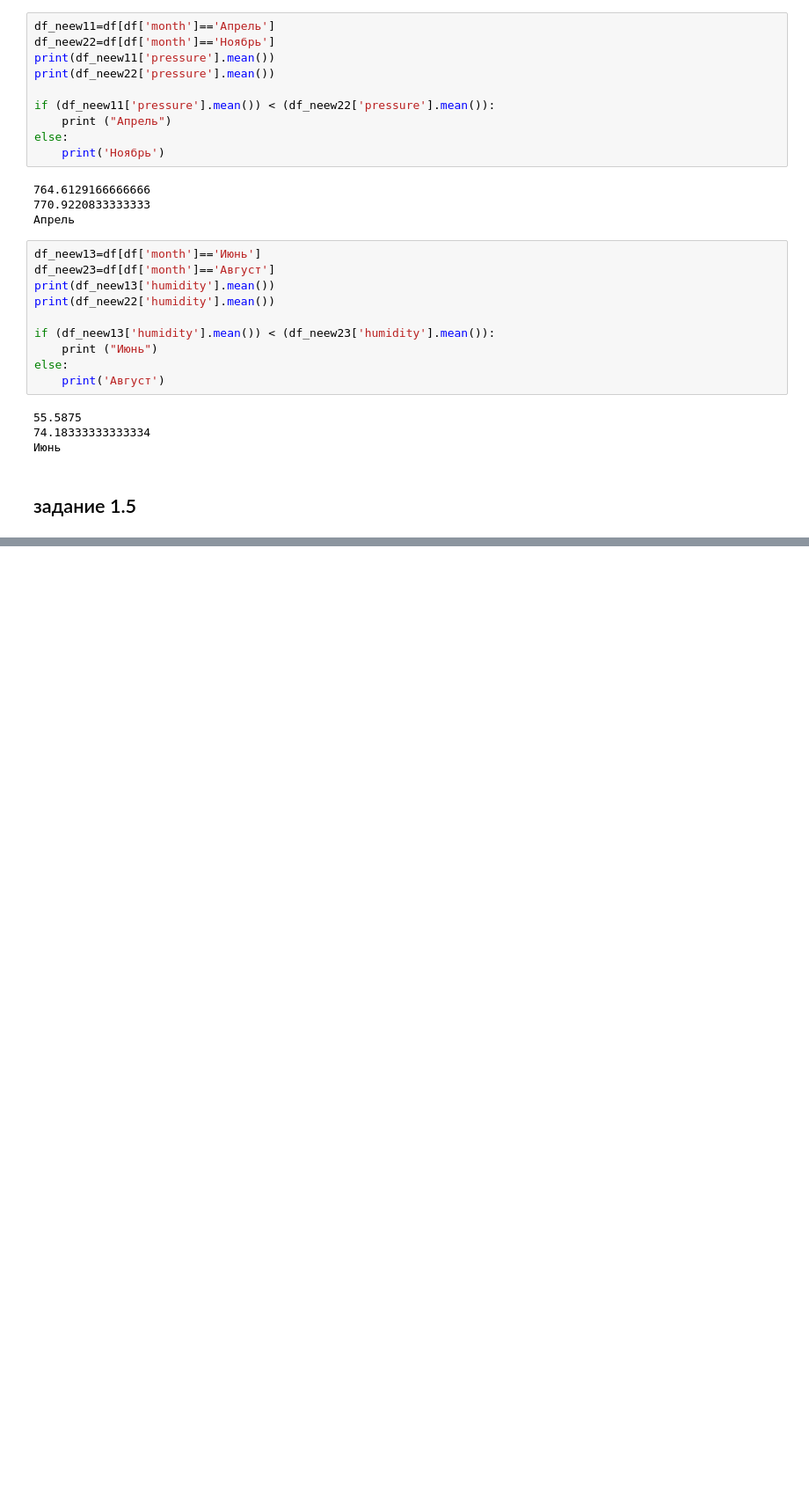
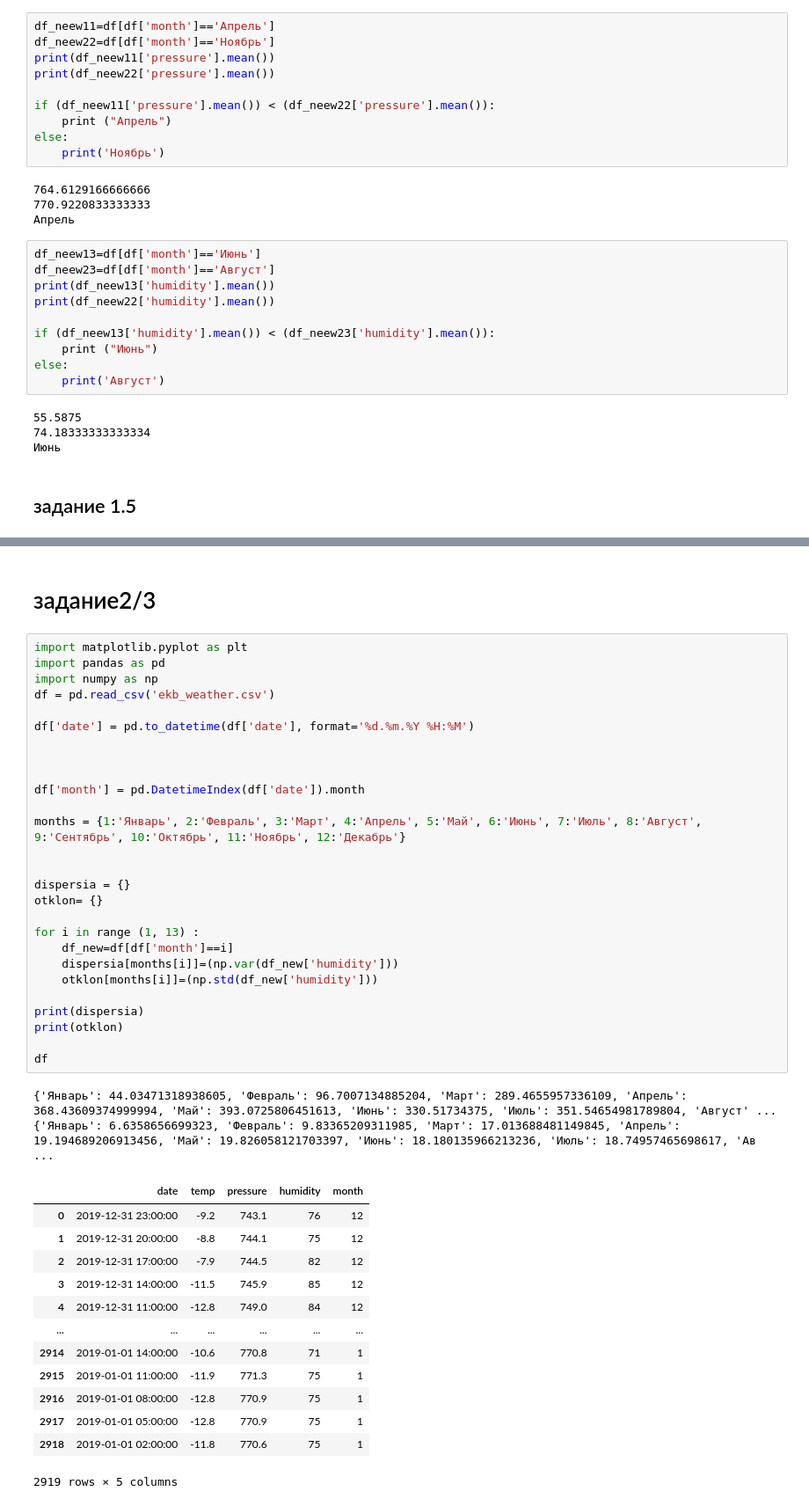
Before and after one commit to Margarita1605/margo, a Jupyter notebook: mglava4.ipynb, the cells around one changed output, grey strips where cells are left out. Shown: that part at 88% size. Drawn from its saved outputs; the diff is of its cells as text; blank space fills up the shorter version.

```diff
--- a/mglava4.ipynb
+++ b/mglava4.ipynb
@@ -163,0 +265,45 @@ else:
+# %% [markdown]
+# задание2/3
+# %%
+import matplotlib.pyplot as plt
+import pandas as pd
+import numpy as np
+df = pd.read_csv('ekb_weather.csv')
+
+df['date'] = pd.to_datetime(df['date'], format='%d.%m.%Y %H:%M')
+
+
+
+df['month'] = pd.DatetimeIndex(df['date']).month
+
+months = {1:'Январь', 2:'Февраль', 3:'Март', 4:'Апрель', 5:'Май', 6:'Июнь', 7:'Июль', 8:'Август', 9:'Сентябрь', 10:'Октябрь', 11:'Ноябрь', 12:'Декабрь'}
+
+
+dispersia = {}
+otklon= {}
+
+for i in range (1, 13) :
+    df_new=df[df['month']==i]
+    dispersia[months[i]]=(np.var(df_new['humidity']))
+    otklon[months[i]]=(np.std(df_new['humidity']))
+
+print(dispersia)
+print(otklon)
+
+df
+# %% [output]
+{'Январь': 44.03471318938605, 'Февраль': 96.7007134885204, 'Март': 289.4655957336109, 'Апрель': 368.43609374999994, 'Май': 393.0725806451613, 'Июнь': 330.51734375, 'Июль': 351.54654981789804, 'Август' ...
+{'Январь': 6.6358656699323, 'Февраль': 9.83365209311985, 'Март': 17.013688481149845, 'Апрель': 19.194689206913456, 'Май': 19.826058121703397, 'Июнь': 18.180135966213236, 'Июль': 18.74957465698617, 'Ав ...
+|  | date | temp | pressure | humidity | month |
+| 0 | 2019-12-31 23:00:00 | -9.2 | 743.1 | 76 | 12 |
+| 1 | 2019-12-31 20:00:00 | -8.8 | 744.1 | 75 | 12 |
+| 2 | 2019-12-31 17:00:00 | -7.9 | 744.5 | 82 | 12 |
+| 3 | 2019-12-31 14:00:00 | -11.5 | 745.9 | 85 | 12 |
+| 4 | 2019-12-31 11:00:00 | -12.8 | 749.0 | 84 | 12 |
+| ... | ... | ... | ... | ... | ... |
+| 2914 | 2019-01-01 14:00:00 | -10.6 | 770.8 | 71 | 1 |
+| 2915 | 2019-01-01 11:00:00 | -11.9 | 771.3 | 75 | 1 |
+| 2916 | 2019-01-01 08:00:00 | -12.8 | 770.9 | 75 | 1 |
+| 2917 | 2019-01-01 05:00:00 | -12.8 | 770.9 | 75 | 1 |
+| 2918 | 2019-01-01 02:00:00 | -11.8 | 770.6 | 75 | 1 |
+2919 rows × 5 columns
```
Also changed, not shown: parts of 19 cells of this notebook.
